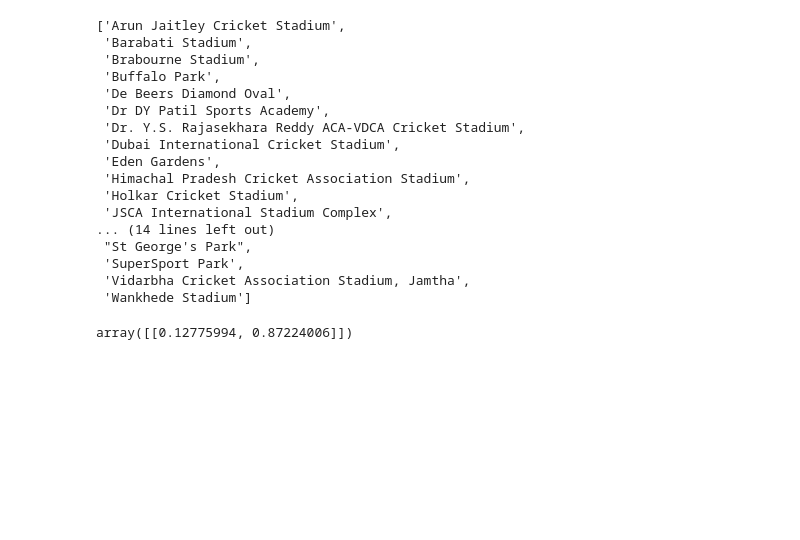
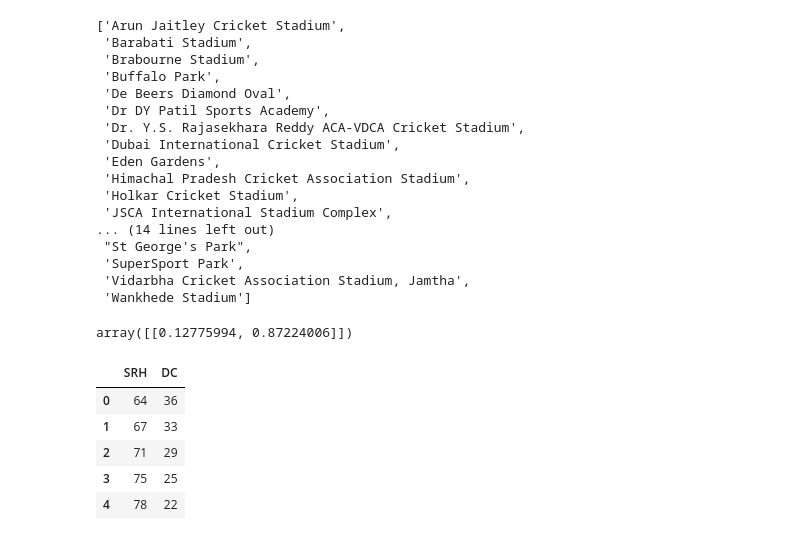
Before and after one commit to prayashdash1729/IPL_win_prediction, a Jupyter notebook: data.ipynb, the cells around one changed output. Saved outputs shown, nothing was run; the diff lists cells and outputs as text; code cells hidden in the pictures; blank space fills up the shorter version.

```diff
--- a/data.ipynb
+++ b/data.ipynb
@@ -1159,3 +1323,15 @@ input_df = pd.DataFrame({
 pipe_log.predict_proba(input_df)
 # %% [output]
 array([[0.12775994, 0.87224006]])
+# %%
+import pandas as pd
+
+plot = pd.read_csv(r"C:\Users\praya\OneDrive\Desktop\plot.csv")
+plot.head()
+# %% [output]
+|  | SRH | DC |
+| 0 | 64 | 36 |
+| 1 | 67 | 33 |
+| 2 | 71 | 29 |
+| 3 | 75 | 25 |
+| 4 | 78 | 22 |
```
Also changed, not shown: parts of 27 cells of this notebook, 1 other file.
